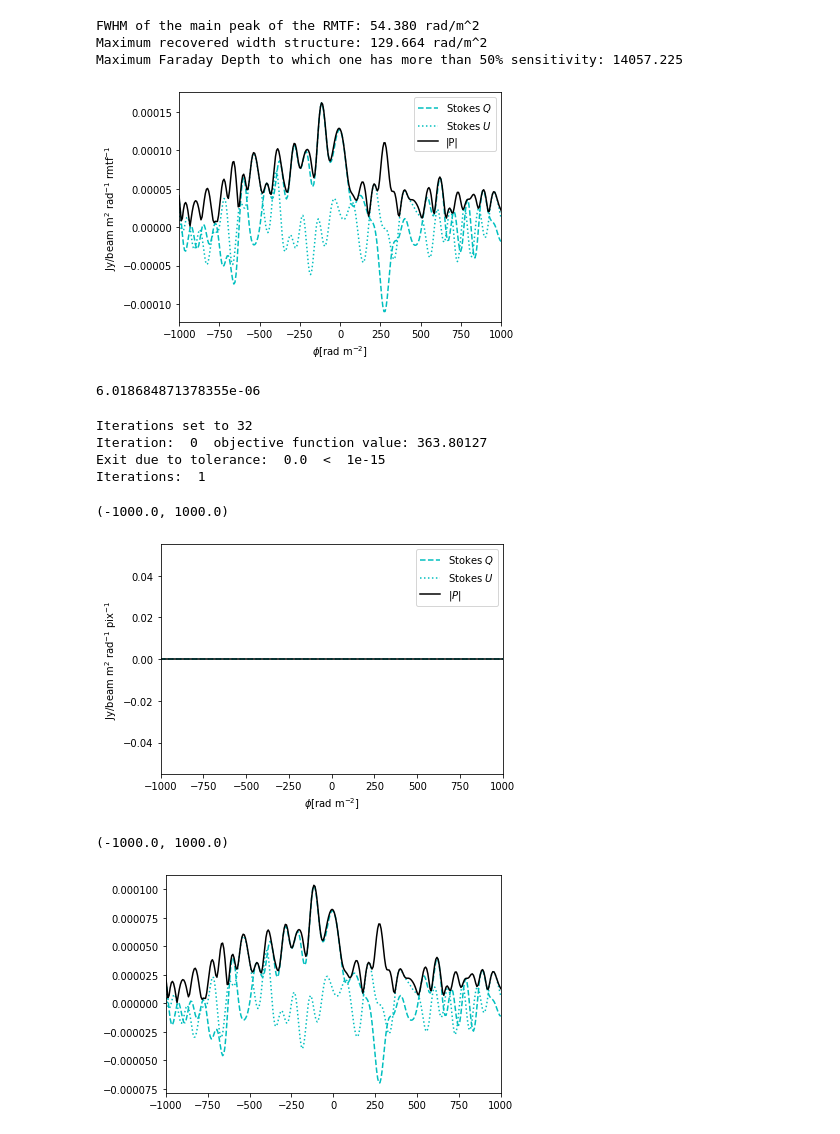
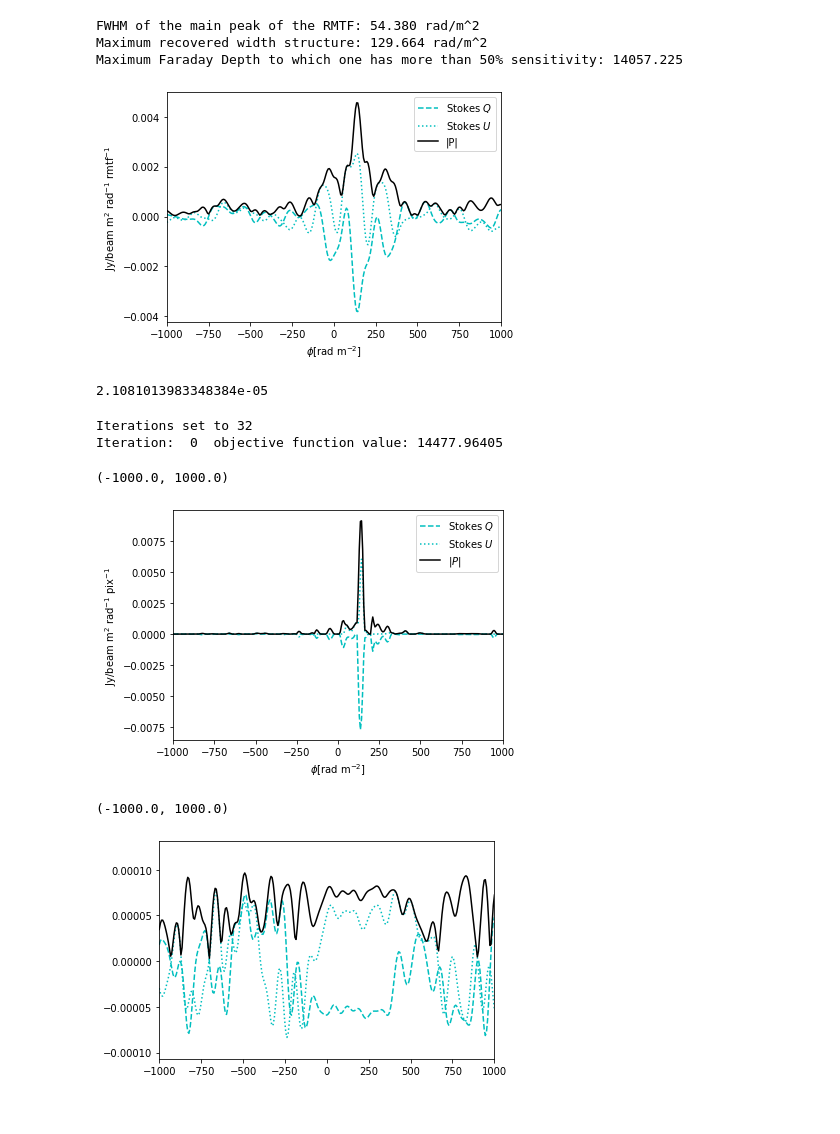
Before and after one commit to miguelcarcamov/csromer, a Jupyter notebook: sandboxes/test_LOS.ipynb, the cells around one changed output. Drawn from its saved outputs; the diff is of its cells as text; code cells hidden in the pictures.

Commit message:
FIX: fixing residuals

```diff
--- a/sandboxes/test_LOS.ipynb
+++ b/sandboxes/test_LOS.ipynb
@@ -43,10 +43,9 @@ freq_name = "/home/miguel/Documents/datasets/A1314_JVLA/cubes/freqs.npy"
 freqs = np.load(freq_name)
 # %%
 # Get LOS
-#coord = SkyCoord("11:33:59.1755+49:03:44.108", unit=(un.hourangle, un.deg), frame="fk5")
+coord = SkyCoord("11:33:59.1755+49:03:44.108", unit=(un.hourangle, un.deg), frame="fk5")
 #coord = SkyCoord(ra=173.705*un.deg, dec=49.077*un.deg, frame="fk5")
 #coord = SkyCoord(ra=173.803*un.deg, dec=48.966*un.deg, frame="fk5")
-coord = SkyCoord(ra=173.571*un.deg, dec=49.151*un.deg, frame="fk5")
 # %%
 # Get WCS
 wcs = WCS(hdul_q[0].header)
@@ -156,13 +155,13 @@ plt.xlim([-1000,1000])
 plt.tight_layout()
 plt.savefig('fdirty.png', dpi=100, bbox_inches='tight')
 # %% [output]
-[figure, old version]
+[figure, new version]
 # %%
 noise = 0.5*0.5 * (np.std(F_dirty.real[np.abs(parameter.phi)>parameter.max_faraday_depth/1.5]) + np.std(F_dirty.imag[np.abs(parameter.phi)>parameter.max_faraday_depth/1.5]))
 #noise = 1/np.sqrt(np.sum(measurements.w))
 noise
 # %% [output]
-6.018684871378355e-06
+2.1081013983348384e-05
 # %%
 parameter.data = F_dirty
 # %%
@@ -190,9 +189,7 @@ opt = FISTA(guess_param=parameter, F_obj=F_obj, fx=chi2, gx=g_obj, noise=noise,
 obj, X = opt.run()
 # %% [output]
 Iterations set to 32
-Iteration:  0  objective function value: 363.80127
-Exit due to tolerance:  0.0  <  1e-15
-Iterations:  1
+Iteration:  0  objective function value: 14477.96405
 # %%
 X.real_data_to_complex()
 # %%
@@ -206,16 +203,16 @@ plt.tight_layout()
 plt.xlim([-1000,1000])
 # %% [output]
 (-1000.0, 1000.0)
-[figure, old version]
+[figure, new version]
 # %%
-F_residual = nufft.backward(measurements.residual)
+F_residual = dft.backward(measurements.residual)
 plt.plot(parameter.phi, F_residual.real, 'c--', label=r"Stokes $Q$")
 plt.plot(parameter.phi, F_residual.imag, 'c:', label=r"Stokes $U$")
 plt.plot(parameter.phi, np.abs(F_residual), 'k-', label=r"$|P|$")
 plt.xlim([-1000,1000])
 # %% [output]
 (-1000.0, 1000.0)
-[figure, old version]
+[figure, new version]
 # %%
 conv_model = X.convolve(normalized=True) + F_residual
 # %%
```
Also changed, not shown: parts of 5 cells of this notebook, 3 other files.
